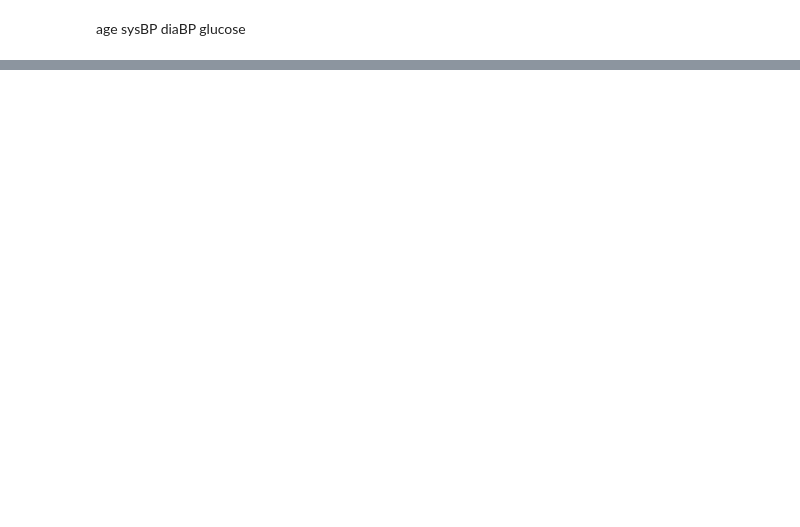
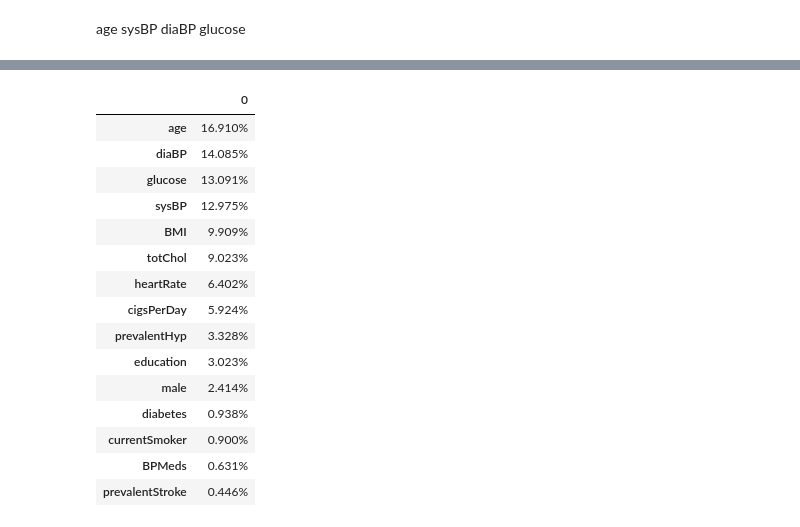
Before and after one commit to elisabethvirak/Coronary_Heart_Disease, a Jupyter notebook: Models.ipynb, the cells around one changed output, grey strips where cells are left out. Cells and saved outputs as stored; diff of their text form; code cells hidden in the pictures; blank space fills up the shorter version.

Commit message:
formatted feature importances

```diff
--- a/Models.ipynb
+++ b/Models.ipynb
@@ -443 +456,21 @@ ft_importance.sum(axis=1)
 dtype: float64
+# %%
+formatted = ft_importance.transpose().style.format('{0:,.3f}%')
+formatted
+# %% [output]
+|  | 0 |
+| age | 16.910% |
+| diaBP | 14.085% |
+| glucose | 13.091% |
+| sysBP | 12.975% |
+| BMI | 9.909% |
+| totChol | 9.023% |
+| heartRate | 6.402% |
+| cigsPerDay | 5.924% |
+| prevalentHyp | 3.328% |
+| education | 3.023% |
+| male | 2.414% |
+| diabetes | 0.938% |
+| currentSmoker | 0.900% |
+| BPMeds | 0.631% |
+| prevalentStroke | 0.446% |
```
Also changed, not shown: parts of 18 cells of this notebook.
